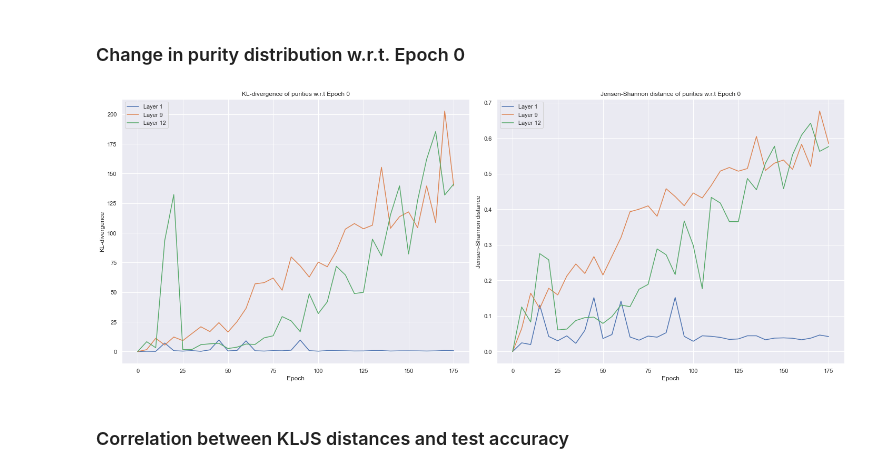
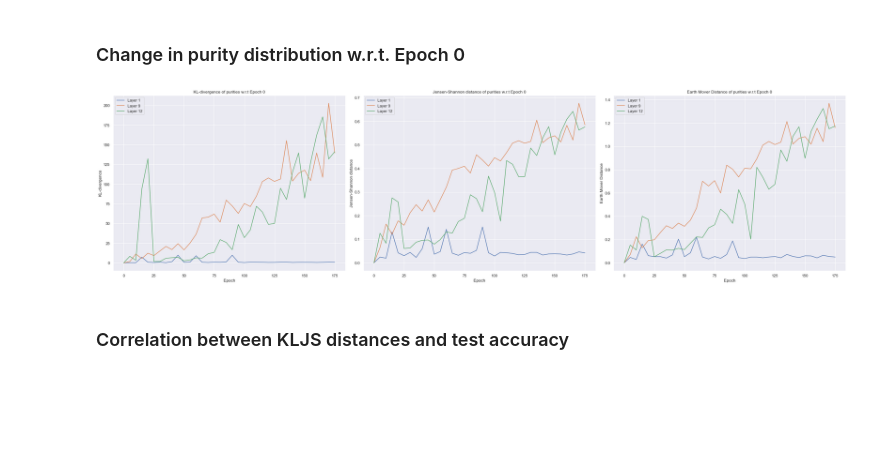
Before and after one commit to tdavislab/TopoBERT, a Jupyter notebook: notebooks/impuritiesv3.ipynb, the cells around one changed output. Drawn from its saved outputs; the diff is of its cells as text; code cells hidden in the pictures; blank space fills up the shorter version.

```diff
--- a/notebooks/impuritiesv3.ipynb
+++ b/notebooks/impuritiesv3.ipynb
@@ -258,9 +259,11 @@ def plot_ridge_plots(data_df, title_col, accessor_col, layer, title_text=None, h
         if hist:
             sns.histplot(row_data, ax=ax, bins=50)
         else:
-            sns.kdeplot(row_data, ax=ax, shade=True)
+            sns.kdeplot(row_data, ax=ax, shade=True, cut=0)
 
+        ax.grid(False)
         ax.set_xlabel('')
+        ax.set_xlim(-0.1, 1.1)
         ax.set_ylabel(title, rotation=0)
         ax.set_yticklabels([])
         ax.spines['top'].set_visible(False)
@@ -308,6 +311,7 @@ def plot_kljs_labelled(purity_dfs, plot_labels, axes):
     # fig, axes = plt.subplots(nrows=1, ncols=2, figsize=(20, 8))
     kl_divs_computed = []
     jen_shannon_computed = []
+    earth_mover_computed = []
 
     for purity_df, label in zip(purity_dfs, plot_labels):
         purity_kdes = np.vstack(purity_df.purity.apply(density))
@@ -320,10 +324,17 @@ def plot_kljs_labelled(purity_dfs, plot_labels, axes):
         for i in range(len(purity_kdes)):
             jen_shannon.append(jensenshannon(purity_kdes[0], purity_kdes[i]))
 
+
+        earth_mover = []
+        for i in range(len(purity_kdes)):
+            earth_mover.append(wasserstein_distance(purity_kdes[0], purity_kdes[i]))
+
         jen_shannon_computed.append(jen_shannon)
+        earth_mover_computed.append(earth_mover)
 
         axes[0].plot(np.arange(0, NUM_EPOCHS, EPOCH_GAP), np.sum(kl_divs, axis=1), label=label)
         axes[1].plot(np.arange(0, NUM_EPOCHS, EPOCH_GAP), jen_shannon, label=label)
+        axes[2].plot(np.arange(0, NUM_EPOCHS, EPOCH_GAP), earth_mover, label=label)
 
     axes[0].set_xlabel('Epoch')
     axes[0].set_ylabel('KL-divergence')
@@ -335,22 +346,27 @@ def plot_kljs_labelled(purity_dfs, plot_labels, axes):
     axes[1].set_title('Jensen-Shannon distance of purities w.r.t Epoch 0')
     axes[1].legend()
 
-    return kl_divs_computed, jen_shannon_computed
+    axes[2].set_xlabel('Epoch')
+    axes[2].set_ylabel('Earth Mover Distance')
+    axes[2].set_title('Earth Mover Distance of purities w.r.t Epoch 0')
+    axes[2].legend()
+
+    return kl_divs_computed, jen_shannon_computed, earth_mover_computed
 # %%
-# for layer in LAYERS:
-#     graphs = []
+for layer in LAYERS:
+    graphs = []
 
-#     for fileindex in tqdm(range(0, NUM_EPOCHS, EPOCH_GAP)):
-#         config = Config(iteration=fileindex, layer=layer, metric='euclidean', filter_func='l2', intervals=50, overlap=0.5, min_samples=3)
-#         graphs.append(get_graph(config, caching=True))
+    for fileindex in tqdm(range(0, NUM_EPOCHS, EPOCH_GAP)):
+        config = Config(iteration=fileindex, layer=layer, metric='euclidean', filter_func='l2', intervals=50, overlap=0.5, min_samples=3)
+        graphs.append(get_graph(config, caching=True))
 
-#     labels = sorted(read_labels(f'../backend/data/{DATASET}/entities/{DATA}.txt').label.unique().tolist())
-#     # convert label to dict with positions as value
-#     label_dict = {label: i for i, label in enumerate(labels)}
+    labels = sorted(read_labels(f'../backend/data/{DATASET}/entities/{DATA}.txt').label.unique().tolist())
+    # convert label to dict with positions as value
+    label_dict = {label: i for i, label in enumerate(labels)}
 
-#     nodewise_purities = compute_nodewise_purities(graphs, method='entropy')
-#     plot_ridge_plots(nodewise_purities, 'iteration', 'purity', layer, title_text=f'Layer {layer}')
-#     plot_kljs(nodewise_purities, layer)
+    nodewise_purities = compute_nodewise_purities(graphs, method='entropy')
+    plot_ridge_plots(nodewise_purities, 'iteration', 'purity', layer, title_text=f'Layer {layer}', hist=False)
+    # plot_kljs(nodewise_purities, layer)
 
 # nodewise_purities = compute_nodewise_purities(graphs, method='invclass')
 # plot_ridge_plots(nodewise_purities, 'iteration', 'purity')
@@ -387,30 +403,30 @@ for layer in LAYERS:
     plot_labels.append(f'Layer {layer}')
 # %%
 
-fig, axes = plt.subplots(nrows=1, ncols=2, figsize=(20, 8))
-kl_divs, jen_shannons = plot_kljs_labelled(purity_dfs, plot_labels, axes)
+fig, axes = plt.subplots(nrows=1, ncols=3, figsize=(30, 8))
+kl_divs, jen_shannons, earth_movers = plot_kljs_labelled(purity_dfs, plot_labels, axes)
 
 
 # acc_ax1 = axes[0].twinx()
 # acc_ax1.set_ylabel('Accuracy')
 # acc_ax1.plot(np.arange(0, NUM_EPOCHS, EPOCH_GAP), accuracies, linestyle='--', color='black', label='Accuracy')
 # # acc_ax1.set_ylim(0, 1)
 # # acc_ax.legend()
 
 # acc_ax2 = axes[1].twinx()
 # acc_ax2.plot(np.arange(0, NUM_EPOCHS, EPOCH_GAP), accuracies, linestyle='--', color='black', label='Accuracy')
 # acc_ax2.set_ylabel('Accuracy')
 # # acc_ax2.set_ylim(0, 1)
 
 # acc_ax1.legend()
 # acc_ax2.legend()
 
 fig.tight_layout()
 
 plt.savefig(f'images/kljs/kl_js_distances_{DATASET}_{DATA}.png', dpi=300)
 # plt.close()
 # %% [output]
-[figure, old version]
+[figure, new version]
 # %% [markdown]
 ### Correlation between KLJS distances and test accuracy
 # %%
```
Also changed, not shown: parts of 1 cell of this notebook, 11 other files.
